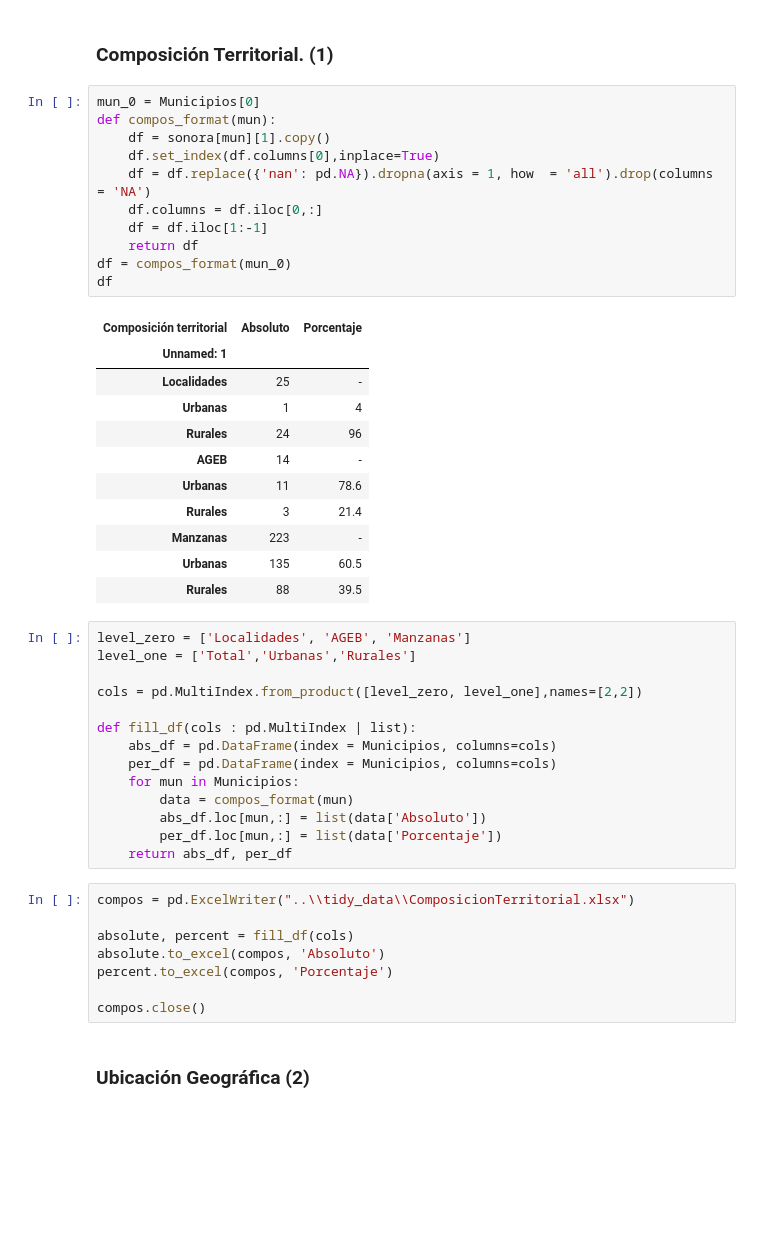
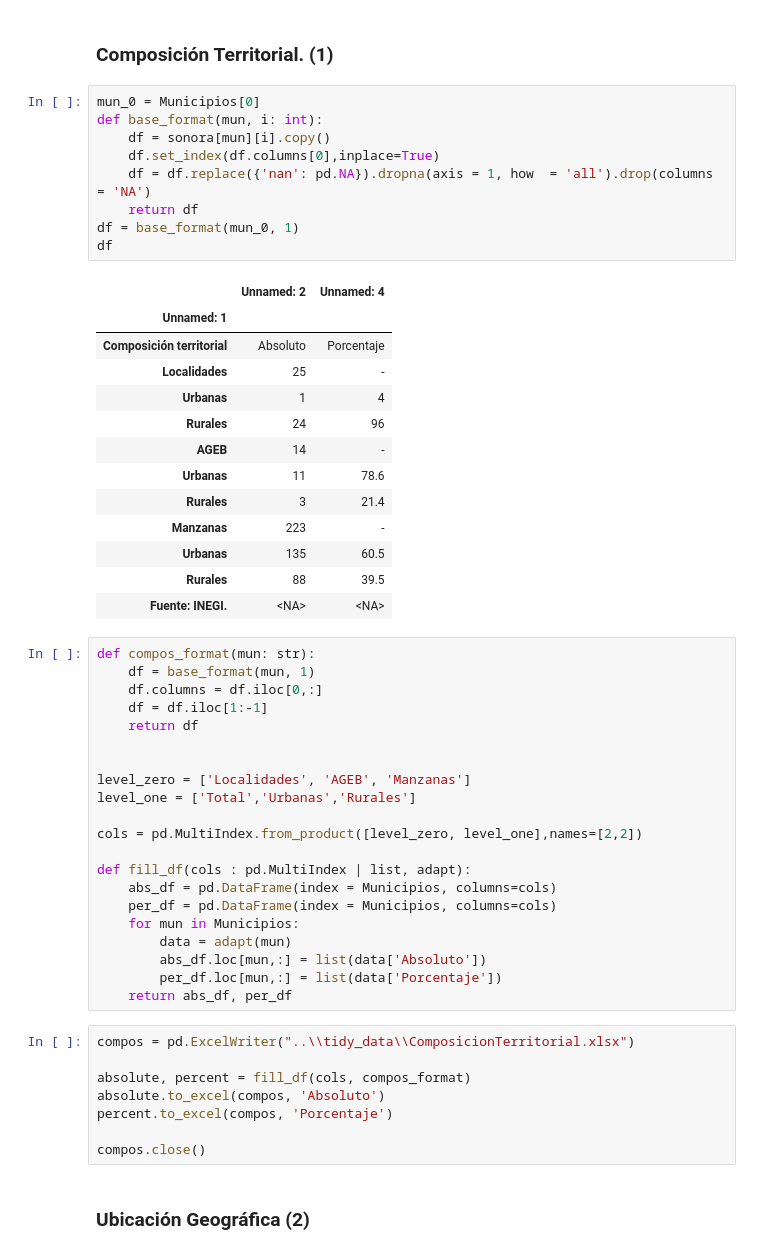
Before and after one commit to Dust1920/SIM26, a Jupyter notebook: tidy/sim.ipynb, the cells around one changed output. Cells and saved outputs as stored; diff of their text form; blank space fills up the shorter version.

```diff
--- a/tidy/sim.ipynb
+++ b/tidy/sim.ipynb
@@ -20,18 +20,17 @@ sonora = {municipio: indicators_tables.indicators_tables(Sonora, municipio) for
 ### Composición Territorial. (1)
 # %%
 mun_0 = Municipios[0]
-def compos_format(mun):
-    df = sonora[mun][1].copy()
+def base_format(mun, i: int):
+    df = sonora[mun][i].copy()
     df.set_index(df.columns[0],inplace=True)
     df = df.replace({'nan': pd.NA}).dropna(axis = 1, how  = 'all').drop(columns = 'NA')
-    df.columns = df.iloc[0,:]
-    df = df.iloc[1:-1]
     return df
-df = compos_format(mun_0)
+df = base_format(mun_0, 1)
 df
 # %% [output]
+|  | Unnamed: 2 | Unnamed: 4 |
+| Unnamed: 1 |  |  |
 | Composición territorial | Absoluto | Porcentaje |
-| Unnamed: 1 |  |  |
 | Localidades | 25 | - |
 | Urbanas | 1 | 4 |
 | Rurales | 24 | 96 |
@@ -41,24 +40,32 @@ df
 | Manzanas | 223 | - |
 | Urbanas | 135 | 60.5 |
 | Rurales | 88 | 39.5 |
+| Fuente: INEGI. | <NA> | <NA> |
 # %%
+def compos_format(mun: str):
+    df = base_format(mun, 1)
+    df.columns = df.iloc[0,:]
+    df = df.iloc[1:-1]
+    return df
+
+
 level_zero = ['Localidades', 'AGEB', 'Manzanas']
 level_one = ['Total','Urbanas','Rurales']
 
 cols = pd.MultiIndex.from_product([level_zero, level_one],names=[2,2])
 
-def fill_df(cols : pd.MultiIndex | list):
+def fill_df(cols : pd.MultiIndex | list, adapt):
     abs_df = pd.DataFrame(index = Municipios, columns=cols)
     per_df = pd.DataFrame(index = Municipios, columns=cols)
     for mun in Municipios:
-        data = compos_format(mun)
+        data = adapt(mun)
         abs_df.loc[mun,:] = list(data['Absoluto'])
         per_df.loc[mun,:] = list(data['Porcentaje'])
     return abs_df, per_df
 # %%
 compos = pd.ExcelWriter("..\\tidy_data\\ComposicionTerritorial.xlsx")
 
-absolute, percent = fill_df(cols)
+absolute, percent = fill_df(cols, compos_format)
 absolute.to_excel(compos, 'Absoluto')
 percent.to_excel(compos, 'Porcentaje')
 
```
Also changed, not shown: parts of 9 cells of this notebook.
